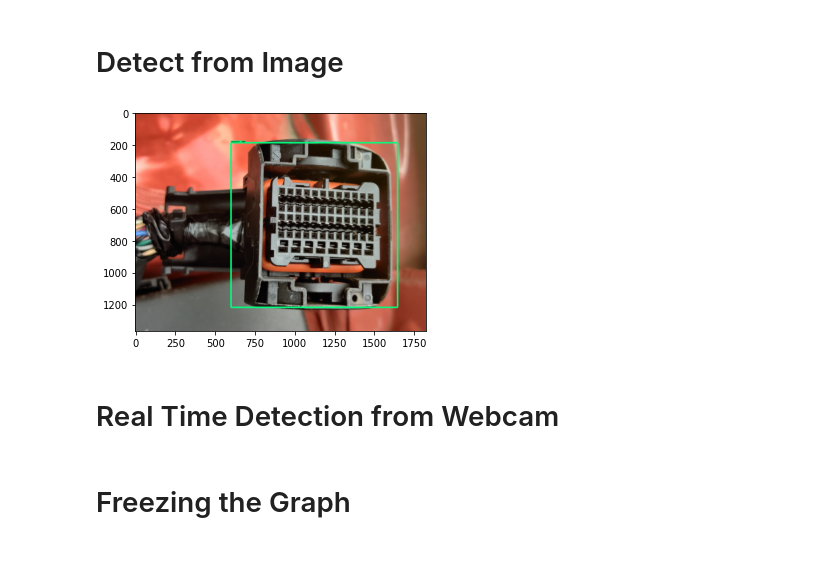
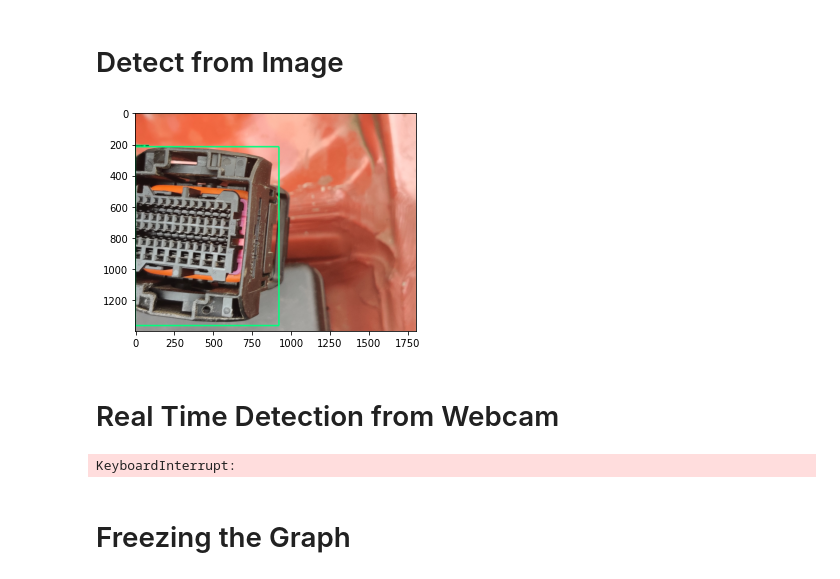
Before and after one commit to rajcreo/connector_detection_tf_model, a Jupyter notebook: connector_detection_model.ipynb, the cells around one changed output. Cells and saved outputs as stored; diff of their text form; code cells hidden in the pictures.

```diff
--- a/connector_detection_model.ipynb
+++ b/connector_detection_model.ipynb
@@ -3,7 +3,7 @@ import os
 # %% [markdown]
 # Setup Paths
 # %%
-CUSTOM_MODEL_NAME = 'my_ssd_mobilenet'
+CUSTOM_MODEL_NAME = 'my_ssd_mobnet'
 PRETRAINED_MODEL_NAME = 'ssd_mobilenet_v2_320x320_coco17_tpu-8'
 PRETRAINED_MODEL_URL = 'http://download.tensorflow.org/models/object_detection/tf2/20200711/ssd_mobilenet_v2_320x320_coco17_tpu-8.tar.gz'
 TF_RECORD_SCRIPT_NAME = 'generate_tfrecord.py'
@@ -195,42 +255,42 @@ from matplotlib import pyplot as plt
 # %%
 category_index = label_map_util.create_category_index_from_labelmap(files['LABELMAP'])
 # %%
-IMAGE_PATH = os.path.join(paths['IMAGE_PATH'], 'test', 'IMG_20200228_122244.jpg')
+IMAGE_PATH = os.path.join(paths['IMAGE_PATH'], 'test', 'IMG_20200228_122248.jpg')
 # %%
 img = cv2.imread(IMAGE_PATH)
 image_np = np.array(img)
 
 input_tensor = tf.convert_to_tensor(np.expand_dims(image_np, 0), dtype=tf.float32)
 detections = detect_fn(input_tensor)
 
 num_detections = int(detections.pop('num_detections'))
 detections = {key: value[0, :num_detections].numpy()
               for key, value in detections.items()}
 detections['num_detections'] = num_detections
 
 # detection_classes should be ints.
 detections['detection_classes'] = detections['detection_classes'].astype(np.int64)
 
 label_id_offset = 1
 image_np_with_detections = image_np.copy()
 
 viz_utils.visualize_boxes_and_labels_on_image_array(
             image_np_with_detections,
             detections['detection_boxes'],
             detections['detection_classes']+label_id_offset,
             detections['detection_scores'],
             category_index,
             use_normalized_coordinates=True,
             max_boxes_to_draw=1,
-            min_score_thresh=.5,
+            min_score_thresh=.8,
             agnostic_mode=False,
             line_thickness=10,
             )
 
 plt.imshow(cv2.cvtColor(image_np_with_detections, cv2.COLOR_BGR2RGB))
 plt.show()
 # %% [output]
-[figure, old version]
+[figure, new version]
 # %% [markdown]
 # Real Time Detection from Webcam
 # %%
@@ -273,6 +333,8 @@ while cap.isOpened():
         cap.release()
         cv2.destroyAllWindows()
         break
+# %% [output]
+KeyboardInterrupt:
 # %% [markdown]
 # Freezing the Graph
 # %%
```
Also changed, not shown: parts of 11 cells of this notebook, 25 other files.
